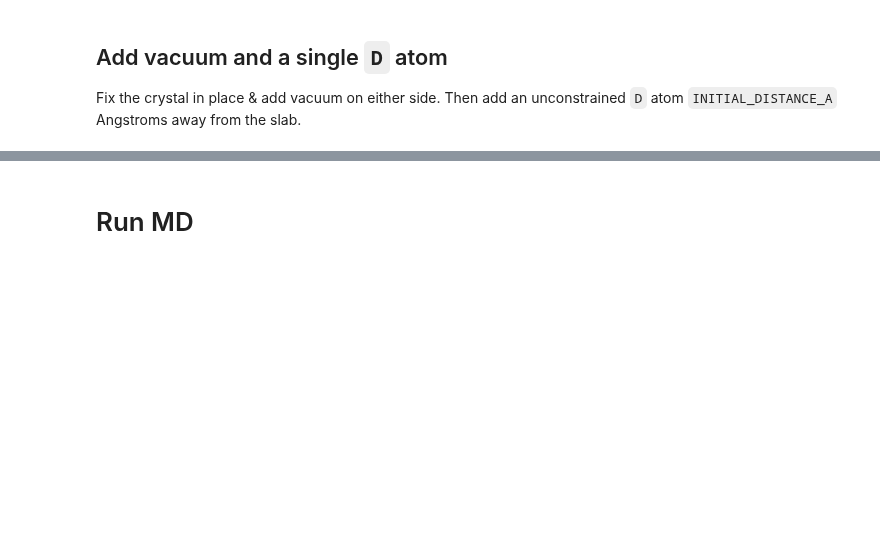
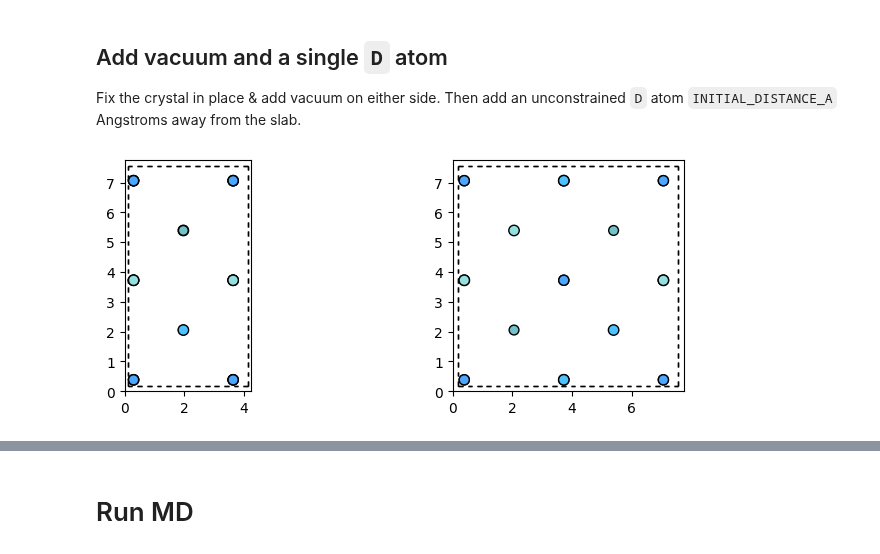
Before and after one commit to NWChen/sofe, a Jupyter notebook: MD on disordered alloy HfNbTaZr.ipynb, the cells around one changed output, grey strips where cells are left out. Saved outputs shown, nothing was run; the diff lists cells and outputs as text; code cells hidden in the pictures; blank space fills up the shorter version.

Commit message:
add input dir

```diff
--- a/MD on disordered alloy HfNbTaZr.ipynb
+++ b/MD on disordered alloy HfNbTaZr.ipynb
@@ -135,8 +137,9 @@ def import_vasp(filename: str, truncate=False):
         atoms = [a for a in generator]
 
     if truncate:
-        X_MAX = 8.0
+        Y_MAX, X_MAX = 5.0, 8.0
         atoms = [a for a in atoms if a.position[2] < X_MAX] # Fixed threshold
+        atoms = [a for a in atoms if a.position[1] < Y_MAX]
     slab = Atoms(atoms)
     slab.set_positions(slab.positions + np.min(slab.positions) + 0.2)
 
@@ -243,6 +244,12 @@ def pin_bottom_layers(atoms, nlayers):
     mask = [atom for atom in atoms if atom.position[1] <= max_y]
     pinned_atoms.set_constraint(FixAtoms(mask=mask))
     return pinned_atoms
+# %%
+slab = import_vasp('input/HfNbTaZr_8.vasp', truncate=False)
+# view(slab, viewer='x3d')
+preview(slab)
+# %% [output]
+[figure, added]
 # %%
 VACUUM = 2.0
 DEUTERIUM_MASS_AMU = 2.014
```
Also changed, not shown: parts of 8 cells of this notebook, 17 other files.
